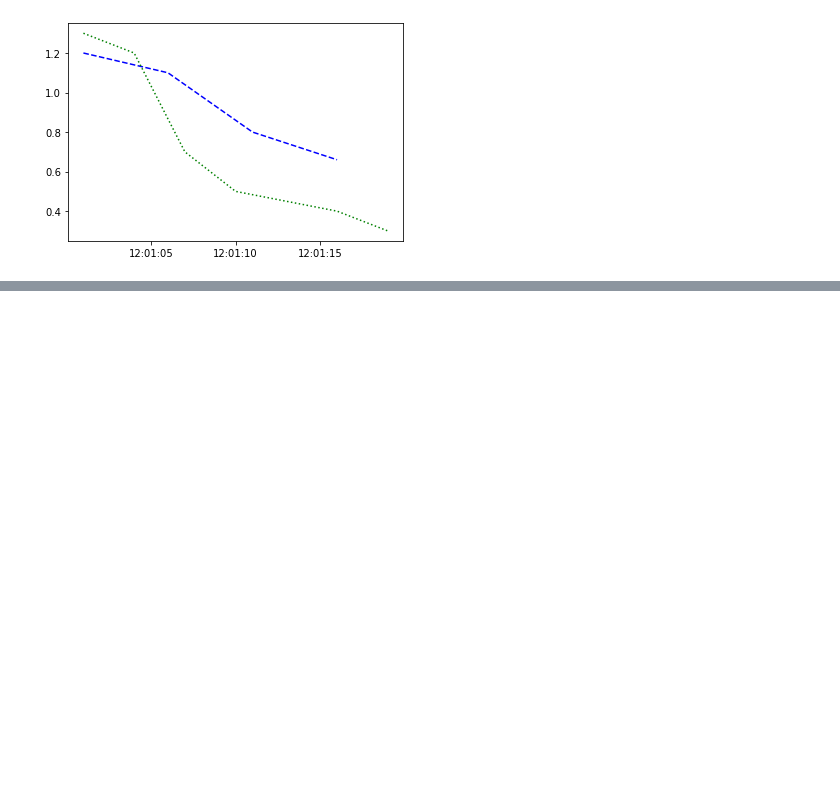
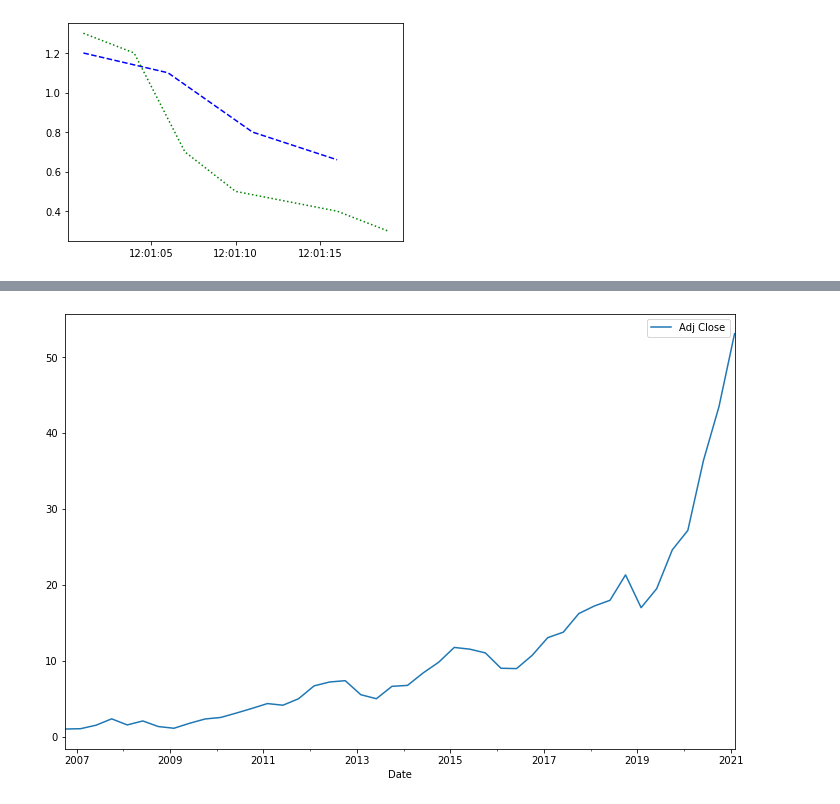
Before and after one commit to lukadlm97/algorithmic-trading-with-python, a Jupyter notebook: Another approach of trading simulation.ipynb, the cells around one changed output, grey strips where cells are left out. Saved outputs shown, nothing was run; the diff lists cells and outputs as text; code cells hidden in the pictures; blank space fills up the shorter version.

```diff
--- a/Another approach of trading simulation.ipynb
+++ b/Another approach of trading simulation.ipynb
@@ -295,0 +440,3 @@ d.loc['2013-1-1':].plot(title='BTC/USD exchangerate',figsize=(10, 6));
+# %%
+cum_quartal_return = (1+quartal_changes).cumprod()
+print(cum_quartal_return)
@@ -295,0 +461,11 @@ d.loc['2013-1-1':].plot(title='BTC/USD exchangerate',figsize=(10, 6));
+# %%
+# Import matplotlib
+import matplotlib.pyplot as plt
+
+# Plot the cumulative daily returns
+cum_quartal_return.plot(figsize=(12,8))
+
+# Show the plot
+plt.show()
+# %% [output]
+[figure, added]
```
Also changed, not shown: parts of 22 cells of this notebook, 1 other file.
